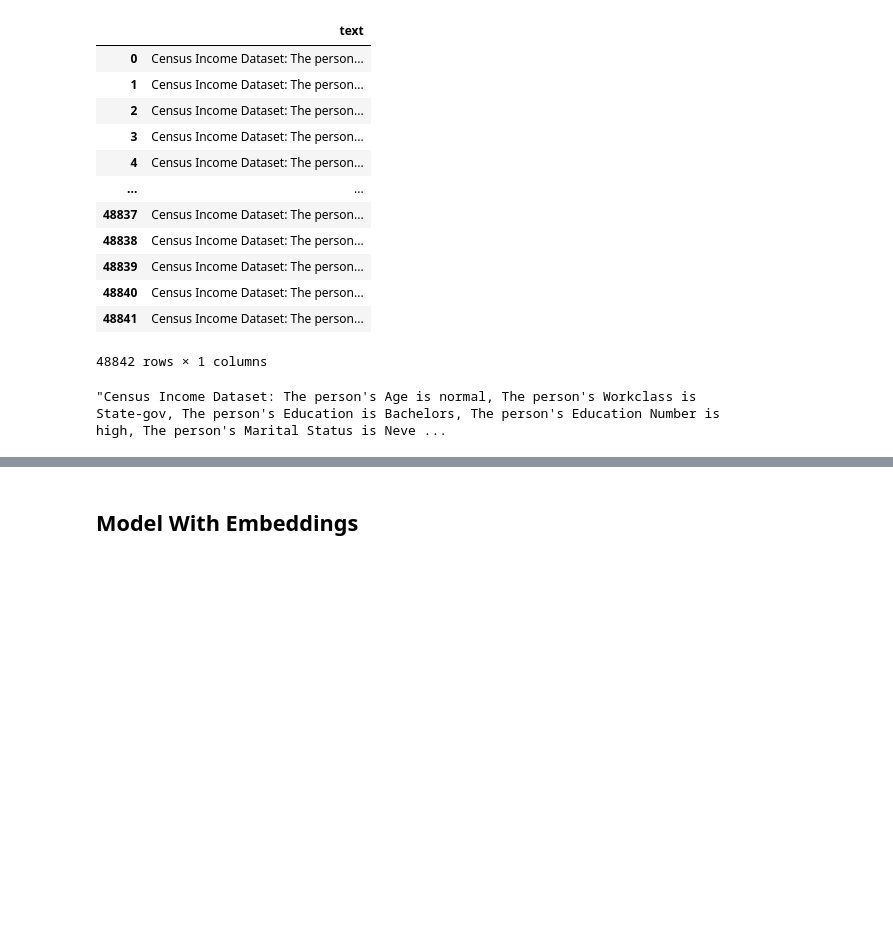
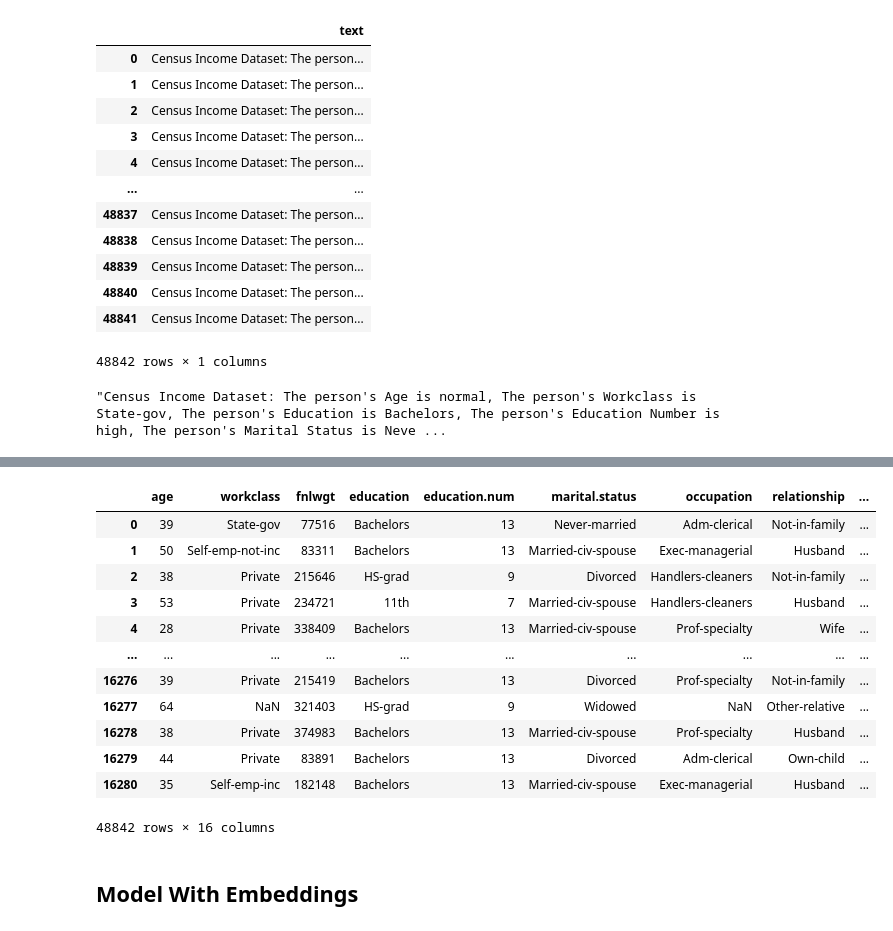
Before and after one commit to giorgiodemarchi/TabText-Experiments, a Jupyter notebook: Tabtext_model.ipynb, the cells around one changed output, grey strips where cells are left out. Cells and saved outputs as stored; diff of their text form; code cells hidden in the pictures; blank space fills up the shorter version.

```diff
--- a/Tabtext_model.ipynb
+++ b/Tabtext_model.ipynb
@@ -392,0 +458,28 @@ first_string
+# %%
+def generate_sentence(row):
+    row = row.fillna('not specified')
+
+    pronoun = 'he' if row['sex'] == 'Male' else 'she'
+    pronoun_two = 'his' if row['sex'] == 'Male' else 'her'
+
+    # Apply mappings to the row values
+    workclass_desc = workclass_map.get(row['workclass'], 'not specified')
+    occupation_desc = occupation_map.get(row['occupation'], 'not specified').replace('-', ' ').title()
+    education_desc = education_map.get(row['education'], 'not specified')
+    marital_status_desc = marital_status_map.get(row['marital.status'], 'not specified')
+
+    # Define the sentence format
+    sentence = (
+        f"The following is the information gathered about a person from the census income survey: "
+        f"A {row['age']}-year-old {row['sex']}, born in {row['native.country']}, "
+        f"is currently {marital_status_desc} and works as an {occupation_desc} "
+        f"with a work class of type '{workclass_desc}'. {pronoun.capitalize()} holds a {education_desc}, "
+        f"which corresponds to {row['education.num']} years of education. "
+        f"{pronoun_two.capitalize()} relationship status within the family is '{row['relationship'].lower()}', "
+        f"and {pronoun_two} race is {row['race']}. {pronoun.capitalize()} has had a capital gain of ${row['capital.gain']} "
+        f"and a capital loss of ${row['capital.loss']}. {pronoun.capitalize()} typically works {row['hours.per.week']} hours per week."
+    )
+
+    return sentence
+# %%
+dataset['sentence'] = dataset.apply(generate_sentence, axis=1)
@@ -393,3 +512,19 @@ first_string
+# %%
+dataset
+# %% [output]
+|  | age | workclass | fnlwgt | education | education.num | marital.status | occupation | relationship | ... |
+| 0 | 39 | State-gov | 77516 | Bachelors | 13 | Never-married | Adm-clerical | Not-in-family | ... |
+| 1 | 50 | Self-emp-not-inc | 83311 | Bachelors | 13 | Married-civ-spouse | Exec-managerial | Husband | ... |
+| 2 | 38 | Private | 215646 | HS-grad | 9 | Divorced | Handlers-cleaners | Not-in-family | ... |
+| 3 | 53 | Private | 234721 | 11th | 7 | Married-civ-spouse | Handlers-cleaners | Husband | ... |
+| 4 | 28 | Private | 338409 | Bachelors | 13 | Married-civ-spouse | Prof-specialty | Wife | ... |
+| ... | ... | ... | ... | ... | ... | ... | ... | ... | ... |
+| 16276 | 39 | Private | 215419 | Bachelors | 13 | Divorced | Prof-specialty | Not-in-family | ... |
+| 16277 | 64 | NaN | 321403 | HS-grad | 9 | Widowed | NaN | Other-relative | ... |
+| 16278 | 38 | Private | 374983 | Bachelors | 13 | Married-civ-spouse | Prof-specialty | Husband | ... |
+| 16279 | 44 | Private | 83891 | Bachelors | 13 | Divorced | Adm-clerical | Own-child | ... |
+| 16280 | 35 | Self-emp-inc | 182148 | Bachelors | 13 | Married-civ-spouse | Exec-managerial | Husband | ... |
+48842 rows × 16 columns
 # %% [markdown]
 ## **Model With Embeddings**
 # %%
```
Also changed, not shown: parts of 20 cells of this notebook.
